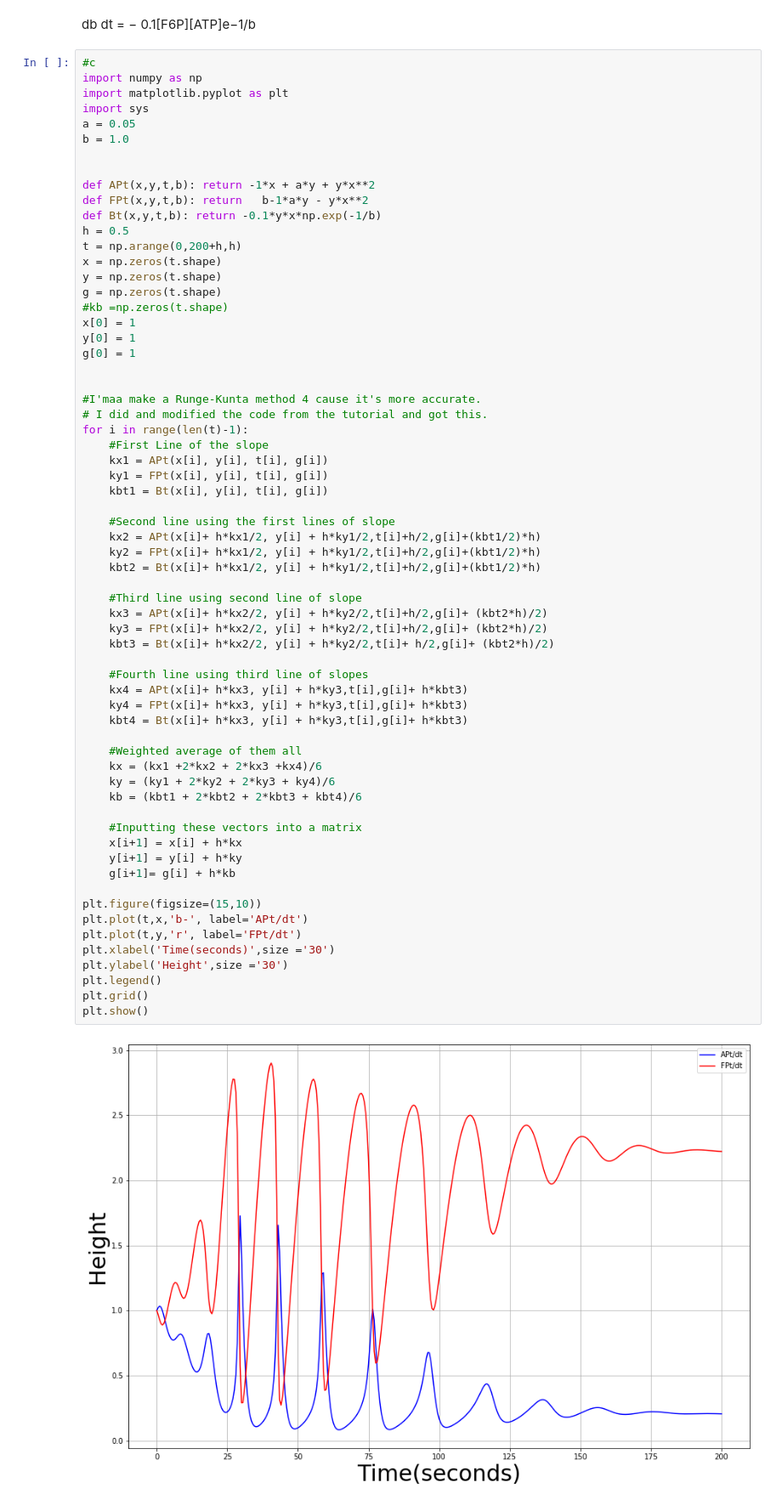
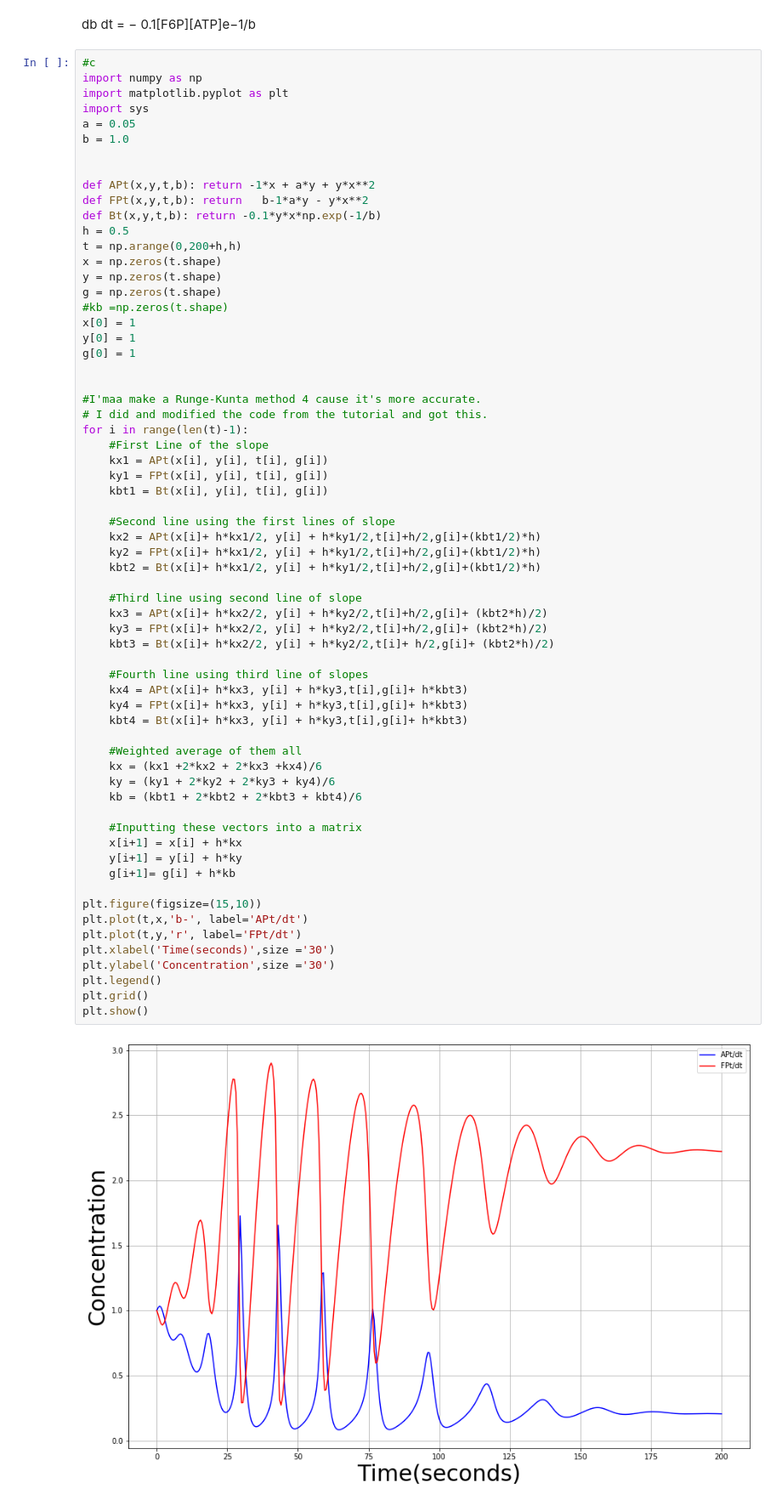
Before and after one commit to Chineme1/Project3, a Jupyter notebook: Project 3 G4.ipynb, the cells around one changed output. Shown: that part at 85% size. Saved outputs shown, nothing was run; the diff lists cells and outputs as text.

```diff
--- a/Project 3 G4.ipynb
+++ b/Project 3 G4.ipynb
@@ -230,32 +230,32 @@ for i in range(len(t)-1):
     kbt2 = Bt(x[i]+ h*kx1/2, y[i] + h*ky1/2,t[i]+h/2,g[i]+(kbt1/2)*h)
 
     #Third line using second line of slope
     kx3 = APt(x[i]+ h*kx2/2, y[i] + h*ky2/2,t[i]+h/2,g[i]+ (kbt2*h)/2)
     ky3 = FPt(x[i]+ h*kx2/2, y[i] + h*ky2/2,t[i]+h/2,g[i]+ (kbt2*h)/2)
     kbt3 = Bt(x[i]+ h*kx2/2, y[i] + h*ky2/2,t[i]+ h/2,g[i]+ (kbt2*h)/2)
 
     #Fourth line using third line of slopes
     kx4 = APt(x[i]+ h*kx3, y[i] + h*ky3,t[i],g[i]+ h*kbt3)
     ky4 = FPt(x[i]+ h*kx3, y[i] + h*ky3,t[i],g[i]+ h*kbt3)
     kbt4 = Bt(x[i]+ h*kx3, y[i] + h*ky3,t[i],g[i]+ h*kbt3)
 
     #Weighted average of them all
     kx = (kx1 +2*kx2 + 2*kx3 +kx4)/6
     ky = (ky1 + 2*ky2 + 2*ky3 + ky4)/6
     kb = (kbt1 + 2*kbt2 + 2*kbt3 + kbt4)/6
 
     #Inputting these vectors into a matrix
     x[i+1] = x[i] + h*kx
     y[i+1] = y[i] + h*ky
     g[i+1]= g[i] + h*kb
 
 plt.figure(figsize=(15,10))
 plt.plot(t,x,'b-', label='APt/dt')
 plt.plot(t,y,'r', label='FPt/dt')
 plt.xlabel('Time(seconds)',size ='30')
-plt.ylabel('Height',size ='30')
+plt.ylabel('Concentration',size ='30')
 plt.legend()
 plt.grid()
 plt.show()
 # %% [output]
-[figure, old version]
+[figure, new version]
```
Also changed, not shown: parts of 2 cells of this notebook.
